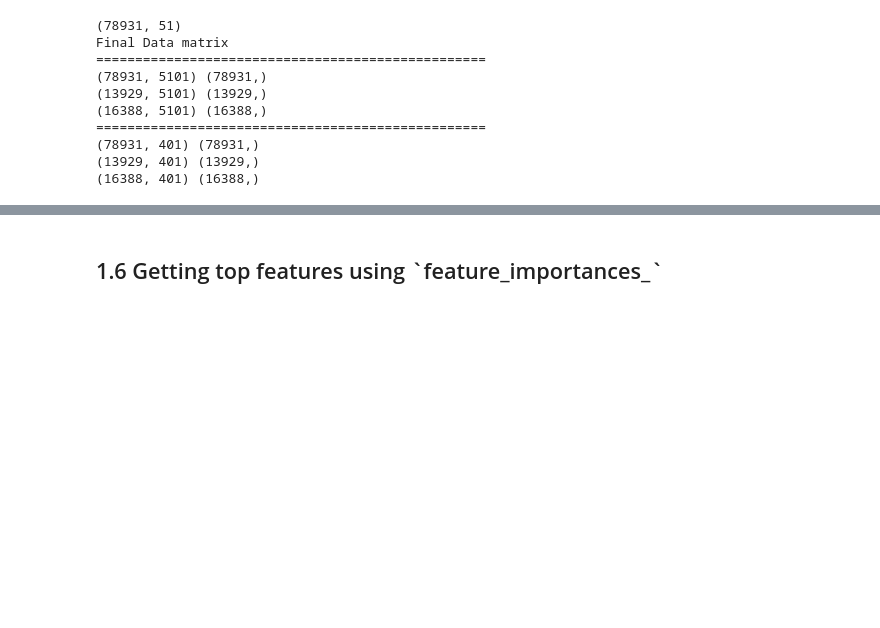
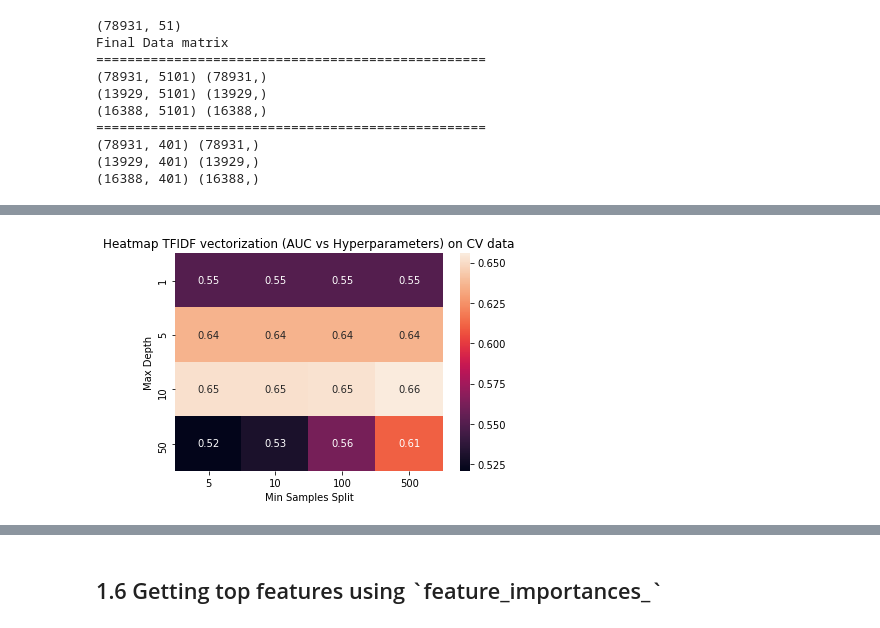
Before and after one commit to iamanik4/Main, a Jupyter notebook: Applied_AI/9_Donors_choose_DT/9_Assignment_DT_Instructions.ipynb, the cells around one changed output, grey strips where cells are left out. Drawn from its saved outputs; the diff is of its cells as text; code cells hidden in the pictures; blank space fills up the shorter version.

```diff
--- a/Applied_AI/9_Donors_choose_DT/9_Assignment_DT_Instructions.ipynb
+++ b/Applied_AI/9_Donors_choose_DT/9_Assignment_DT_Instructions.ipynb
@@ -396,0 +393,8 @@ plt.show()
+# %%
+sns.heatmap(cv_auc,annot=True,xticklabels=min_samples_split,yticklabels=depth)
+plt.title('Heatmap TFIDF vectorization (AUC vs Hyperparameters) on CV data')
+plt.ylabel('Max Depth')
+plt.xlabel('Min Samples Split')
+plt.show()
+# %% [output]
+[figure, added]
```
Also changed, not shown: parts of 12 cells of this notebook, 1 other file.
